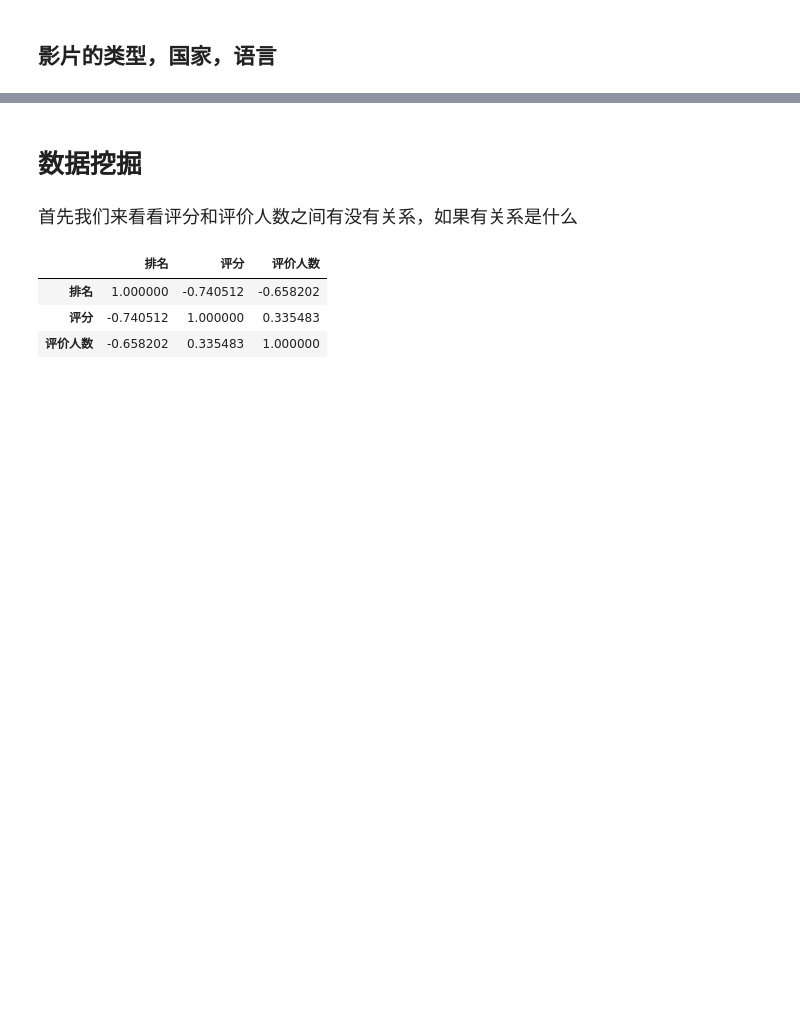
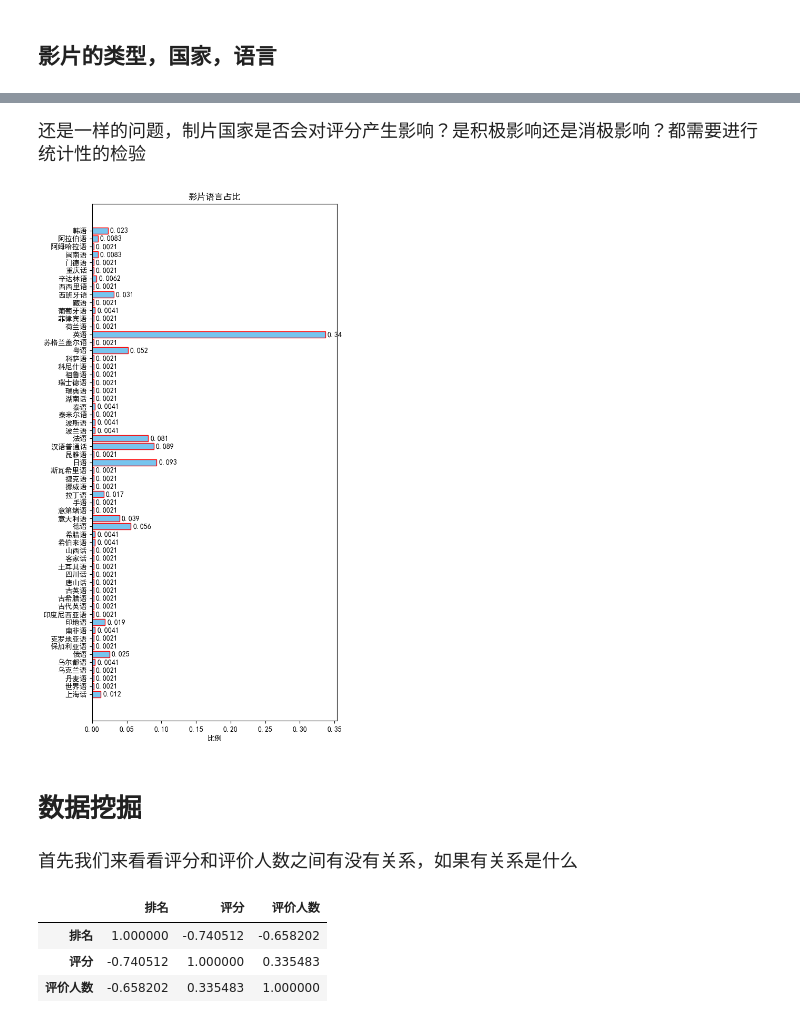
Before and after one commit to CiscoXY/Class-CS1507.01, a Jupyter notebook: FirstExp/Analysis.ipynb, the cells around one changed output, grey strips where cells are left out. Cells and saved outputs as stored; diff of their text form; code cells hidden in the pictures; blank space fills up the shorter version.

```diff
--- a/FirstExp/Analysis.ipynb
+++ b/FirstExp/Analysis.ipynb
@@ -130,3 +144,20 @@ plt.show()
+# %% [markdown]
+<font size = 4>还是一样的问题，制片国家是否会对评分产生影响？是积极影响还是消极影响？都需要进行统计性的检验</font>
+# %%
+languages = list(np.unique(df_languages.loc[: , '语言']))
+languages_frequency = np.zeros(len(languages))
+for i in df_languages.loc[: , '语言']:
+    languages_frequency[languages.index(i)] += 1
+
+languages_frequency = languages_frequency/ np.sum(languages_frequency)
+
+fig  , axes = plt.subplots( figsize=(6,13) , dpi = 100)
+rect = axes.barh( languages , languages_frequency , color = '#77c4ee' , edgecolor = 'red')
+axes.set_title('影片语言占比') ; axes.set_xlabel('比例')
+axes.bar_label(rect , padding = 3 , fmt='%.2g')
+plt.show()
+# %% [output]
+[figure, added]
 # %% [markdown]
 # 数据挖掘
 # %% [markdown]
```
Also changed, not shown: parts of 4 cells of this notebook.
